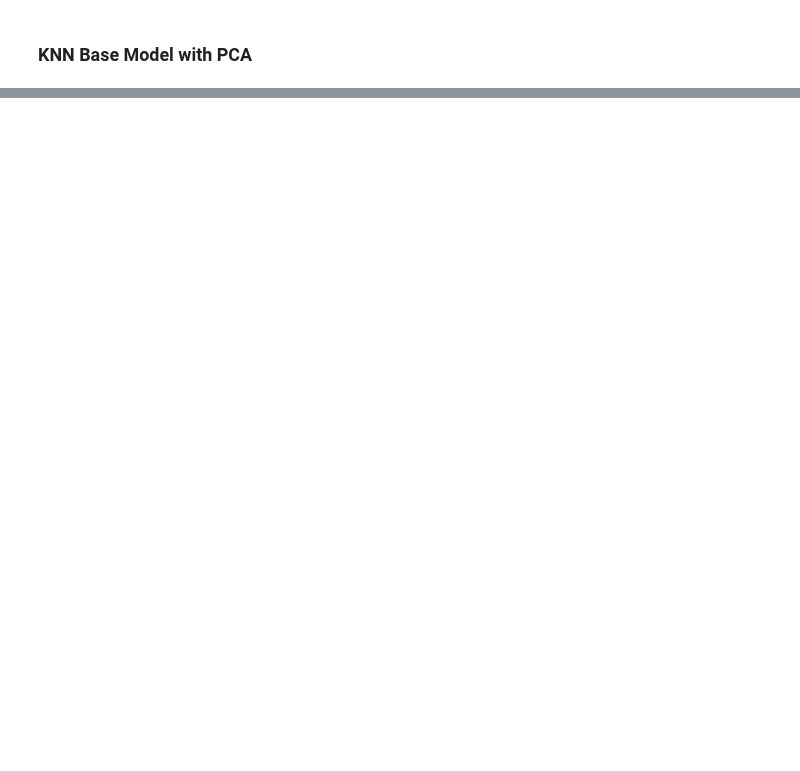
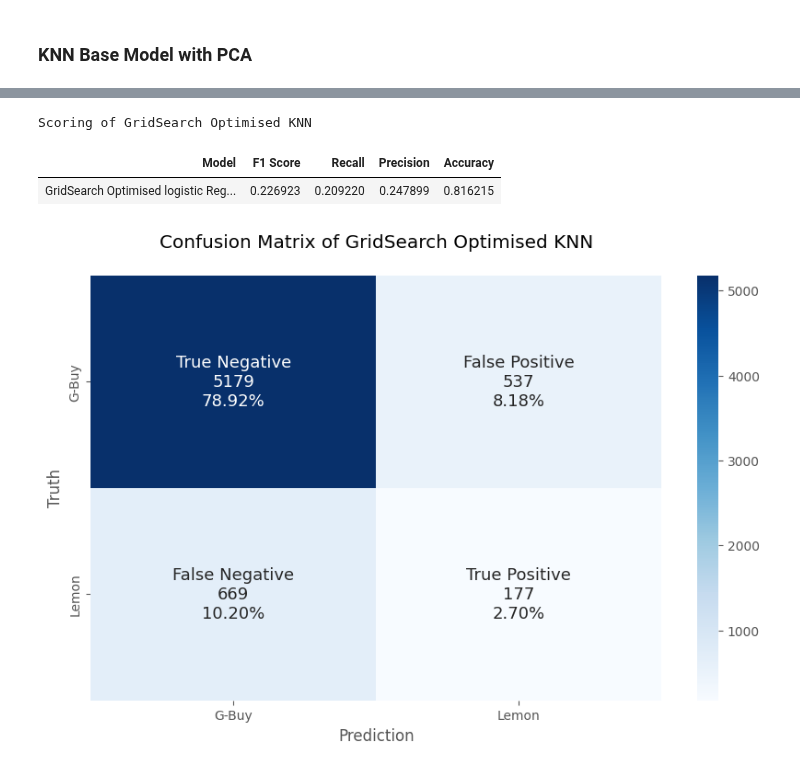
Before and after one commit to Joe-ElM/Used-Cars-Sales, a Jupyter notebook: Notebooks/KNN_Base_Model.ipynb, the cells around one changed output, grey strips where cells are left out. Cells and saved outputs as stored; diff of their text form; code cells hidden in the pictures; blank space fills up the shorter version.

```diff
--- a/Notebooks/KNN_Base_Model.ipynb
+++ b/Notebooks/KNN_Base_Model.ipynb
@@ -198,0 +235,23 @@ Scoring of K-Nearest Neighbors Classifier
+# %%
+
+# Fitting the GridSearch KNN Model
+
+model_knn_grid.fit(X_train, y_train)
+optimised_grid_knn   = model_knn_grid.best_estimator_
+best_grid_params     = model_knn_grid.best_params_
+
+# Evaluate the model:
+pred_grid_knn        = optimised_grid_knn.predict(X_test)
+f1_grid_knn          = f1_score(y_test       , pred_grid_knn)
+recall_grid_knn      = recall_score(y_test   , pred_grid_knn)
+precision_grid_knn   = precision_score(y_test, pred_grid_knn)
+accuracy_grid_knn    = accuracy_score(y_test , pred_grid_knn)
+
+
+grid_KNN_metrics = pd.DataFrame({
+                                'Model'    : ['GridSearch Optimised logistic Regression'],
+                                'F1 Score' : [f1_grid_knn],
+                                'Recall'   : [recall_grid_knn],
+                                'Precision': [precision_grid_knn],
+                                'Accuracy' : [accuracy_grid_knn]
+                                })
@@ -198,0 +280,9 @@ Scoring of K-Nearest Neighbors Classifier
+# %%
+print('Scoring of GridSearch Optimised KNN')
+display(grid_KNN_metrics.style.hide())
+Confusion_Matrix_Func(y_test, pred_grid_knn, 'GridSearch Optimised KNN')
+# %% [output]
+Scoring of GridSearch Optimised KNN
+| Model | F1 Score | Recall | Precision | Accuracy |
+| GridSearch Optimised logistic Reg... | 0.226923 | 0.209220 | 0.247899 | 0.816215 |
+[figure, added]
```
Also changed, not shown: parts of 7 cells of this notebook, 11 other files.
